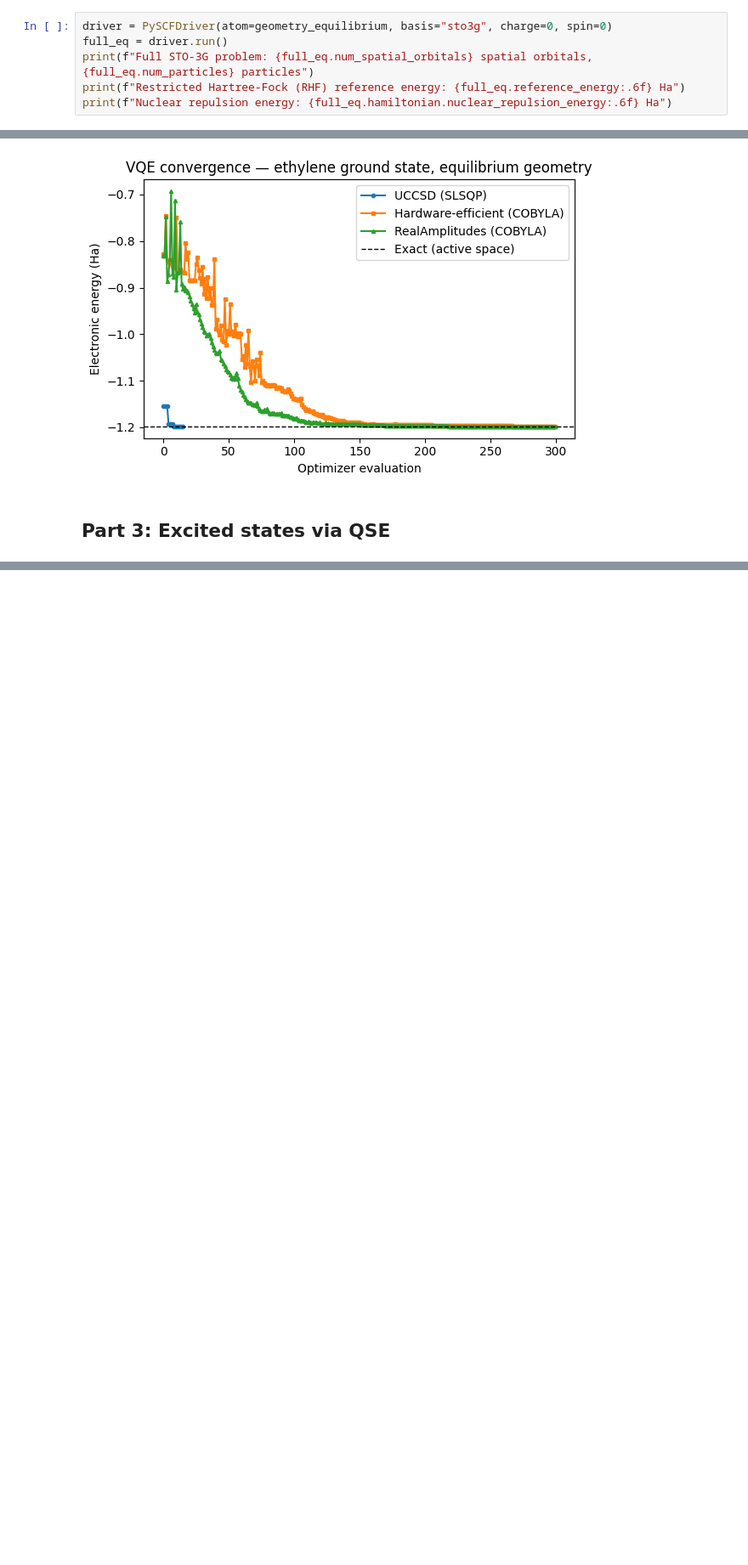
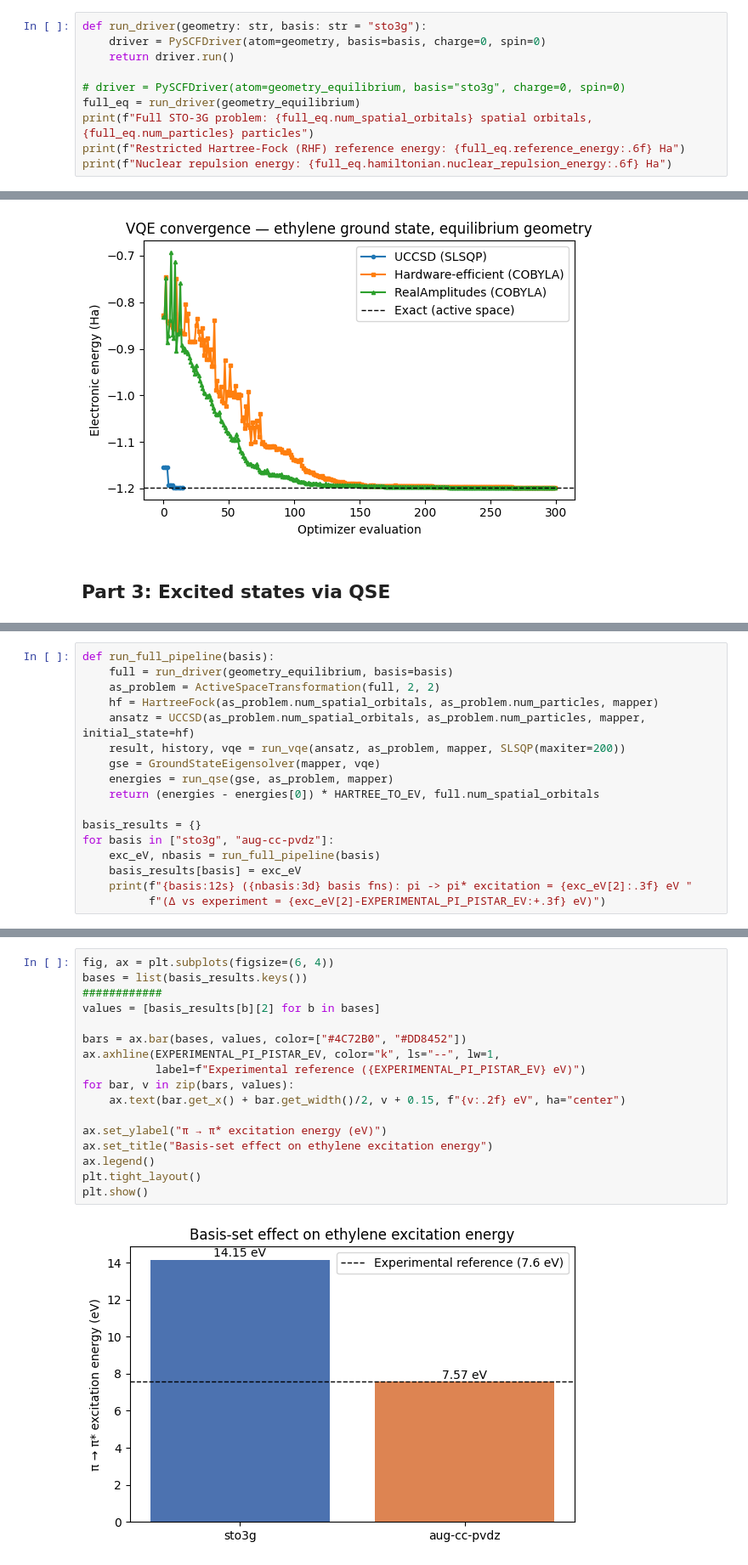
Before and after one commit to MSH-20/Quantum-Simulation-of-Photo-Induced-Charge-Dynamics, a Jupyter notebook: Quantum/ethylene_vqe_qse.ipynb, the cells around one changed output, grey strips where cells are left out. Shown at 85% size. Saved outputs shown, nothing was run; the diff lists cells and outputs as text; blank space fills up the shorter version.

```diff
--- a/Quantum/ethylene_vqe_qse.ipynb
+++ b/Quantum/ethylene_vqe_qse.ipynb
@@ -92,8 +92,12 @@ Twisted 90:
   H -0.928900 0.000000 -1.232100;
   H 0.928900 -0.000000 -1.232100
 # %%
-driver = PySCFDriver(atom=geometry_equilibrium, basis="sto3g", charge=0, spin=0)
-full_eq = driver.run()
+def run_driver(geometry: str, basis: str = "sto3g"):
+    driver = PySCFDriver(atom=geometry, basis=basis, charge=0, spin=0)
+    return driver.run()
+
+# driver = PySCFDriver(atom=geometry_equilibrium, basis="sto3g", charge=0, spin=0)
+full_eq = run_driver(geometry_equilibrium)
 print(f"Full STO-3G problem: {full_eq.num_spatial_orbitals} spatial orbitals, {full_eq.num_particles} particles")
 print(f"Restricted Hartree-Fock (RHF) reference energy: {full_eq.reference_energy:.6f} Ha")
 print(f"Nuclear repulsion energy: {full_eq.hamiltonian.nuclear_repulsion_energy:.6f} Ha")
@@ -295,0 +354,17 @@ Difference : -2.808 eV
+# %%
+def run_full_pipeline(basis):
+    full = run_driver(geometry_equilibrium, basis=basis)
+    as_problem = ActiveSpaceTransformation(full, 2, 2)
+    hf = HartreeFock(as_problem.num_spatial_orbitals, as_problem.num_particles, mapper)
+    ansatz = UCCSD(as_problem.num_spatial_orbitals, as_problem.num_particles, mapper, initial_state=hf)
+    result, history, vqe = run_vqe(ansatz, as_problem, mapper, SLSQP(maxiter=200))
+    gse = GroundStateEigensolver(mapper, vqe)
+    energies = run_qse(gse, as_problem, mapper)
+    return (energies - energies[0]) * HARTREE_TO_EV, full.num_spatial_orbitals
+
+basis_results = {}
+for basis in ["sto3g", "aug-cc-pvdz"]:
+    exc_eV, nbasis = run_full_pipeline(basis)
+    basis_results[basis] = exc_eV
+    print(f"{basis:12s} ({nbasis:3d} basis fns): pi -> pi* excitation = {exc_eV[2]:.3f} eV "
+          f"(Δ vs experiment = {exc_eV[2]-EXPERIMENTAL_PI_PISTAR_EV:+.3f} eV)")
@@ -295,0 +378,19 @@ Difference : -2.808 eV
+# %%
+fig, ax = plt.subplots(figsize=(6, 4))
+bases = list(basis_results.keys())
+############
+values = [basis_results[b][2] for b in bases]
+
+bars = ax.bar(bases, values, color=["#4C72B0", "#DD8452"])
+ax.axhline(EXPERIMENTAL_PI_PISTAR_EV, color="k", ls="--", lw=1,
+           label=f"Experimental reference ({EXPERIMENTAL_PI_PISTAR_EV} eV)")
+for bar, v in zip(bars, values):
+    ax.text(bar.get_x() + bar.get_width()/2, v + 0.15, f"{v:.2f} eV", ha="center")
+
+ax.set_ylabel("π → π* excitation energy (eV)")
+ax.set_title("Basis-set effect on ethylene excitation energy")
+ax.legend()
+plt.tight_layout()
+plt.show()
+# %% [output]
+[figure, added]
```
Also changed, not shown: parts of 12 cells of this notebook.
